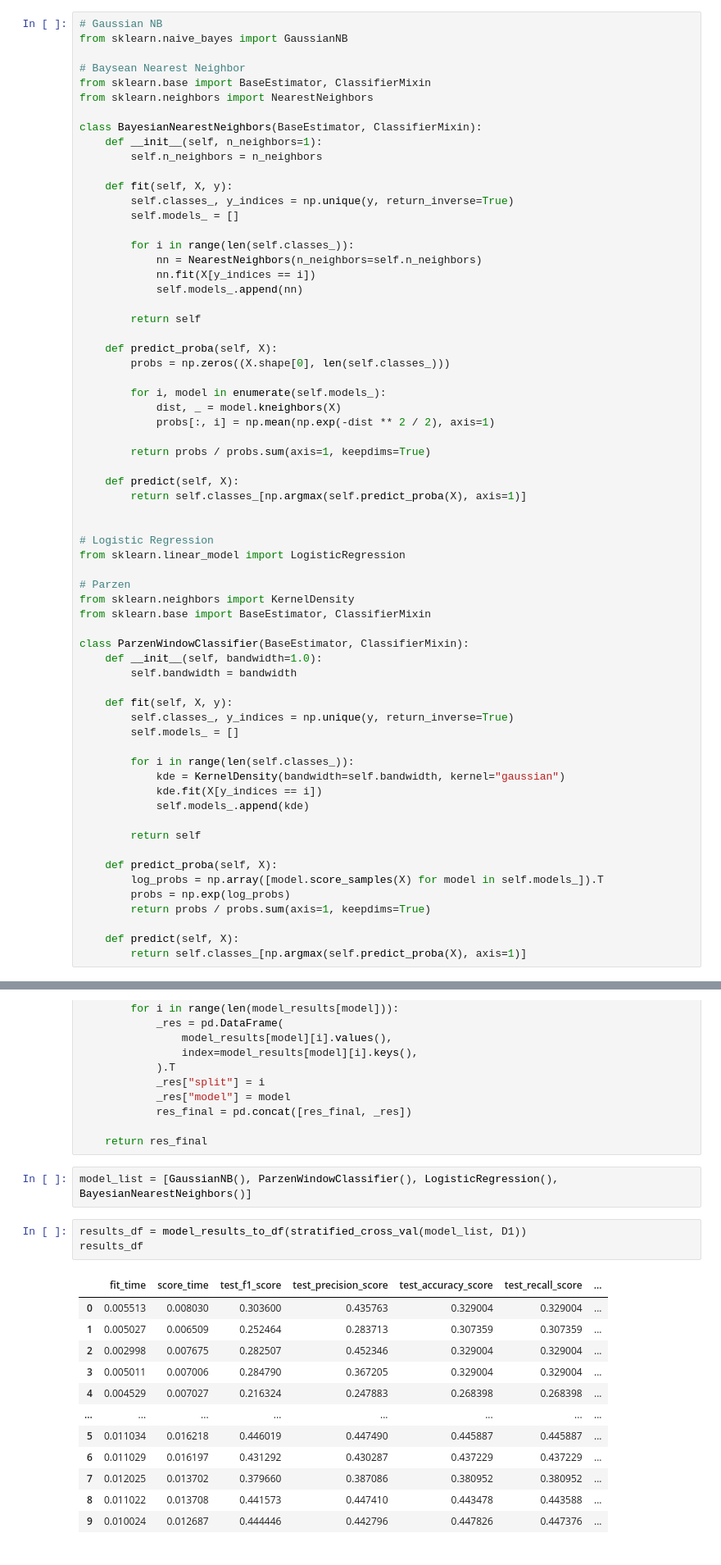
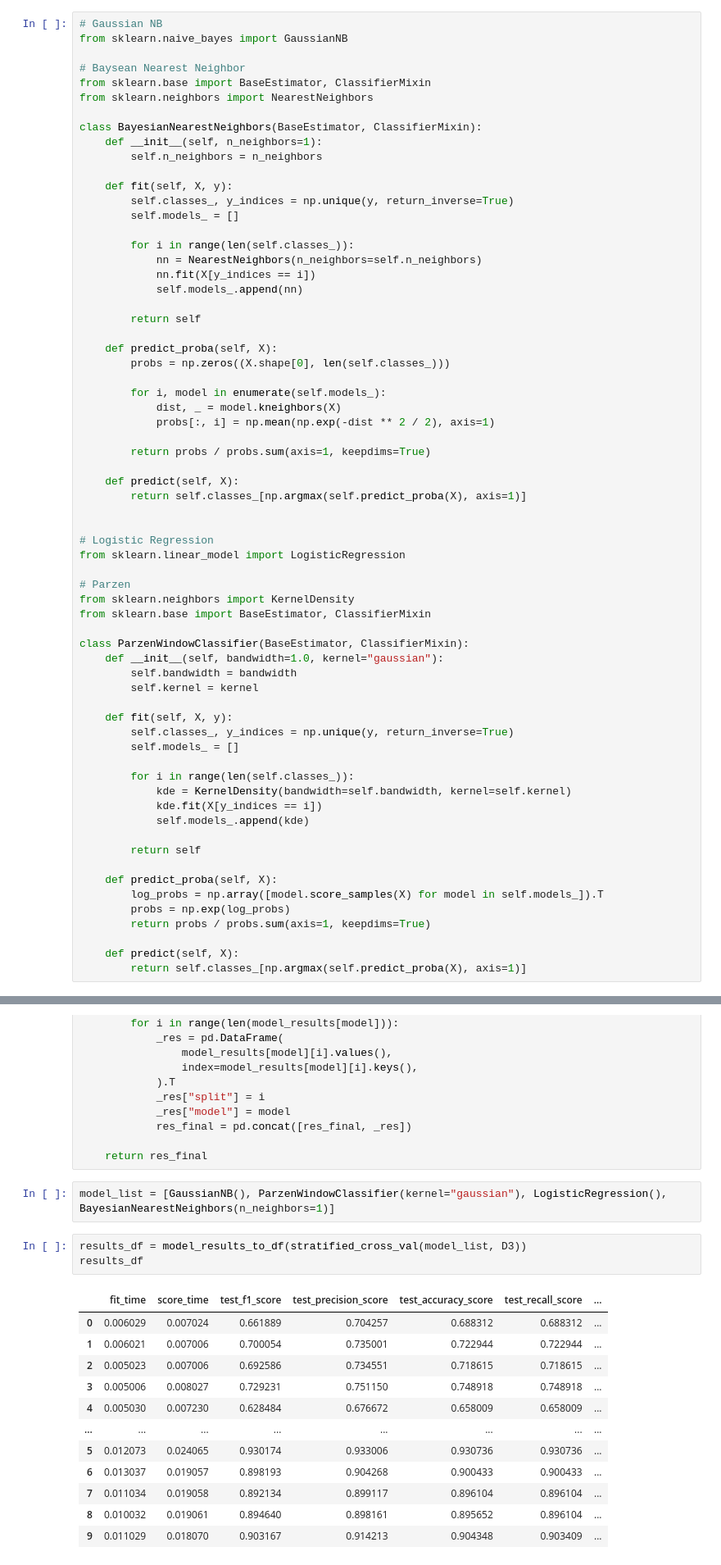
Before and after one commit to MatheusRDG/machine_learning_ufpe_2023, a Jupyter notebook: Q2.ipynb, the cells around one changed output, grey strips where cells are left out. Shown at 82% size. Cells and saved outputs as stored; diff of their text form.

```diff
--- a/Q2.ipynb
+++ b/Q2.ipynb
@@ -177,15 +177,16 @@ from sklearn.neighbors import KernelDensity
 from sklearn.base import BaseEstimator, ClassifierMixin
 
 class ParzenWindowClassifier(BaseEstimator, ClassifierMixin):
-    def __init__(self, bandwidth=1.0):
+    def __init__(self, bandwidth=1.0, kernel="gaussian"):
         self.bandwidth = bandwidth
+        self.kernel = kernel
 
     def fit(self, X, y):
         self.classes_, y_indices = np.unique(y, return_inverse=True)
         self.models_ = []
 
         for i in range(len(self.classes_)):
-            kde = KernelDensity(bandwidth=self.bandwidth, kernel="gaussian")
+            kde = KernelDensity(bandwidth=self.bandwidth, kernel=self.kernel)
             kde.fit(X[y_indices == i])
             self.models_.append(kde)
 
@@ -257,23 +258,23 @@ def model_results_to_df(model_results):
 
     return res_final
 # %%
-model_list = [GaussianNB(), ParzenWindowClassifier(), LogisticRegression(), BayesianNearestNeighbors()]
+model_list = [GaussianNB(), ParzenWindowClassifier(kernel="gaussian"), LogisticRegression(), BayesianNearestNeighbors(n_neighbors=1)]
 # %%
-results_df = model_results_to_df(stratified_cross_val(model_list, D1))
+results_df = model_results_to_df(stratified_cross_val(model_list, D3))
 results_df
 # %% [output]
 |  | fit_time | score_time | test_f1_score | test_precision_score | test_accuracy_score | test_recall_score | ... |
-| 0 | 0.005513 | 0.008030 | 0.303600 | 0.435763 | 0.329004 | 0.329004 | ... |
-| 1 | 0.005027 | 0.006509 | 0.252464 | 0.283713 | 0.307359 | 0.307359 | ... |
-| 2 | 0.002998 | 0.007675 | 0.282507 | 0.452346 | 0.329004 | 0.329004 | ... |
-| 3 | 0.005011 | 0.007006 | 0.284790 | 0.367205 | 0.329004 | 0.329004 | ... |
-| 4 | 0.004529 | 0.007027 | 0.216324 | 0.247883 | 0.268398 | 0.268398 | ... |
+| 0 | 0.006029 | 0.007024 | 0.661889 | 0.704257 | 0.688312 | 0.688312 | ... |
+| 1 | 0.006021 | 0.007006 | 0.700054 | 0.735001 | 0.722944 | 0.722944 | ... |
+| 2 | 0.005023 | 0.007006 | 0.692586 | 0.734551 | 0.718615 | 0.718615 | ... |
+| 3 | 0.005006 | 0.008027 | 0.729231 | 0.751150 | 0.748918 | 0.748918 | ... |
+| 4 | 0.005030 | 0.007230 | 0.628484 | 0.676672 | 0.658009 | 0.658009 | ... |
 | ... | ... | ... | ... | ... | ... | ... | ... |
-| 5 | 0.011034 | 0.016218 | 0.446019 | 0.447490 | 0.445887 | 0.445887 | ... |
-| 6 | 0.011029 | 0.016197 | 0.431292 | 0.430287 | 0.437229 | 0.437229 | ... |
-| 7 | 0.012025 | 0.013702 | 0.379660 | 0.387086 | 0.380952 | 0.380952 | ... |
-| 8 | 0.011022 | 0.013708 | 0.441573 | 0.447410 | 0.443478 | 0.443588 | ... |
-| 9 | 0.010024 | 0.012687 | 0.444446 | 0.442796 | 0.447826 | 0.447376 | ... |
+| 5 | 0.012073 | 0.024065 | 0.930174 | 0.933006 | 0.930736 | 0.930736 | ... |
+| 6 | 0.013037 | 0.019057 | 0.898193 | 0.904268 | 0.900433 | 0.900433 | ... |
+| 7 | 0.011034 | 0.019058 | 0.892134 | 0.899117 | 0.896104 | 0.896104 | ... |
+| 8 | 0.010032 | 0.019061 | 0.894640 | 0.898161 | 0.895652 | 0.896104 | ... |
+| 9 | 0.011029 | 0.018070 | 0.903167 | 0.914213 | 0.904348 | 0.903409 | ... |
 1200 rows × 8 columns
 # %%
 results_df.groupby("model").mean()
```
Also changed, not shown: parts of 2 cells of this notebook.
